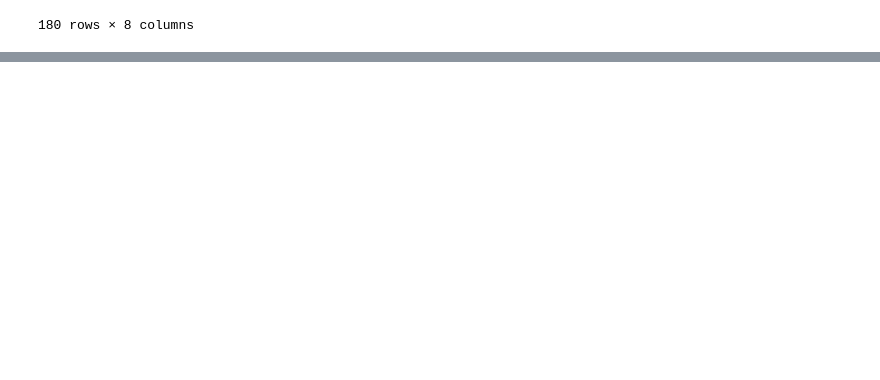
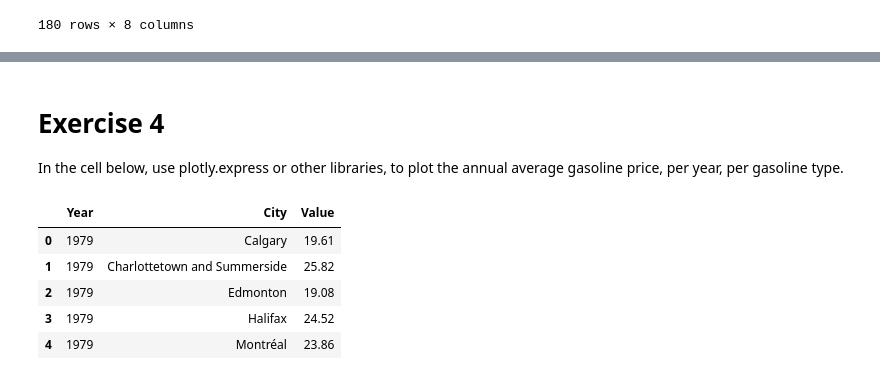
Before and after one commit to JenovicKabongo/IBM-Machine-Learning-Certificate, a Jupyter notebook: Exploratory-Data-Analysis-for-Machine-Learning/EDA_and_feature_engineering/Practice_lab_EDA.ipynb, the cells around one changed output, grey strips where cells are left out. Saved outputs shown, nothing was run; the diff lists cells and outputs as text; code cells hidden in the pictures; blank space fills up the shorter version.

```diff
--- a/Exploratory-Data-Analysis-for-Machine-Learning/EDA_and_feature_engineering/Practice_lab_EDA.ipynb
+++ b/Exploratory-Data-Analysis-for-Machine-Learning/EDA_and_feature_engineering/Practice_lab_EDA.ipynb
@@ -253,0 +364,3 @@ exercise2b
+# %% [markdown]
+# Exercise 4
+In the cell below, use plotly.express or other libraries, to plot the annual average gasoline price, per year, per gasoline type.
@@ -253,0 +378,10 @@ exercise2b
+# %%
+bycity = data.groupby(['Year', 'City'])['VALUE'].mean().reset_index(name ='Value').round(2)
+bycity.head()
+# %% [output]
+|  | Year | City | Value |
+| 0 | 1979 | Calgary | 19.61 |
+| 1 | 1979 | Charlottetown and Summerside | 25.82 |
+| 2 | 1979 | Edmonton | 19.08 |
+| 3 | 1979 | Halifax | 24.52 |
+| 4 | 1979 | Montréal | 23.86 |
```
Also changed, not shown: parts of 20 cells of this notebook.
